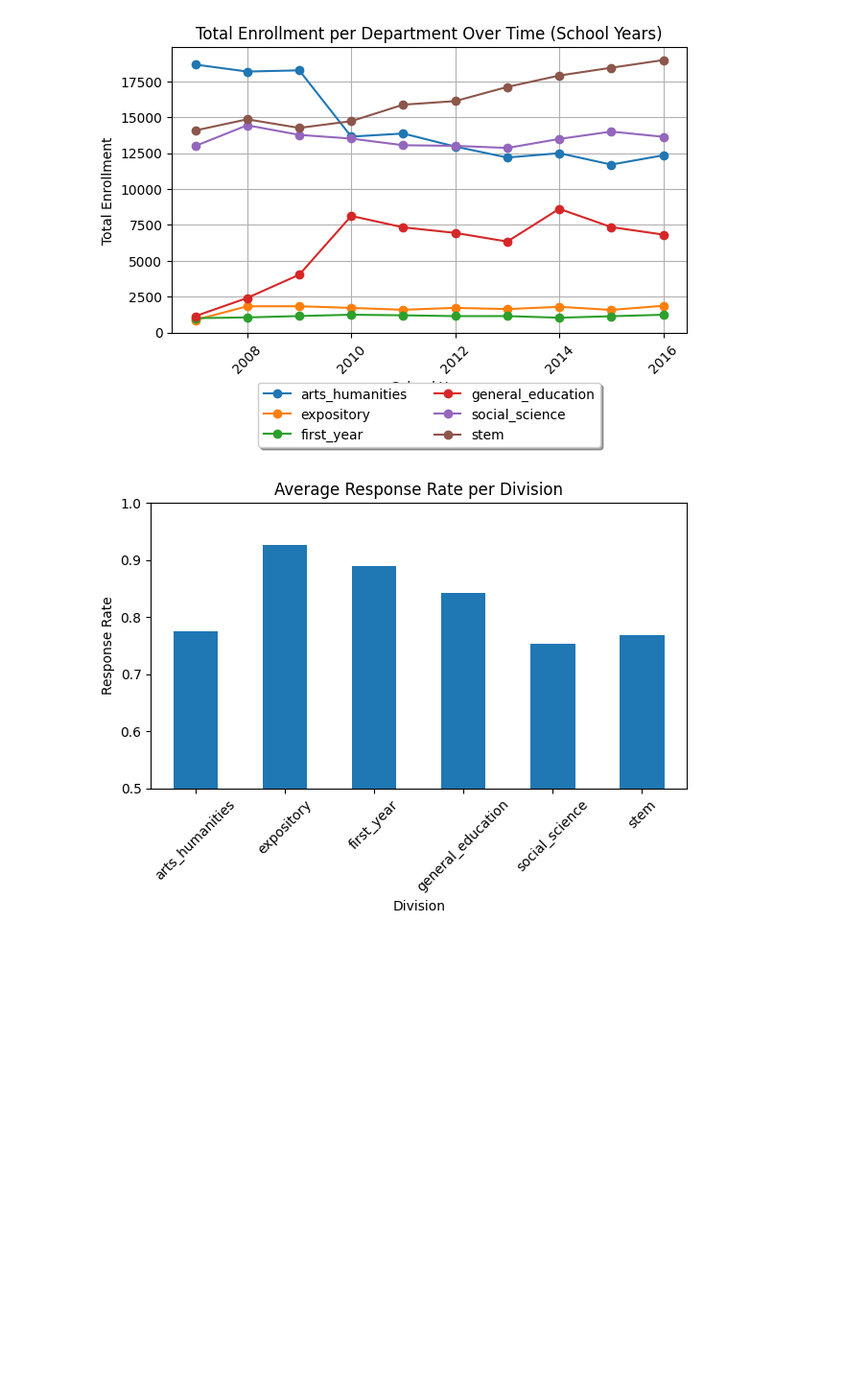
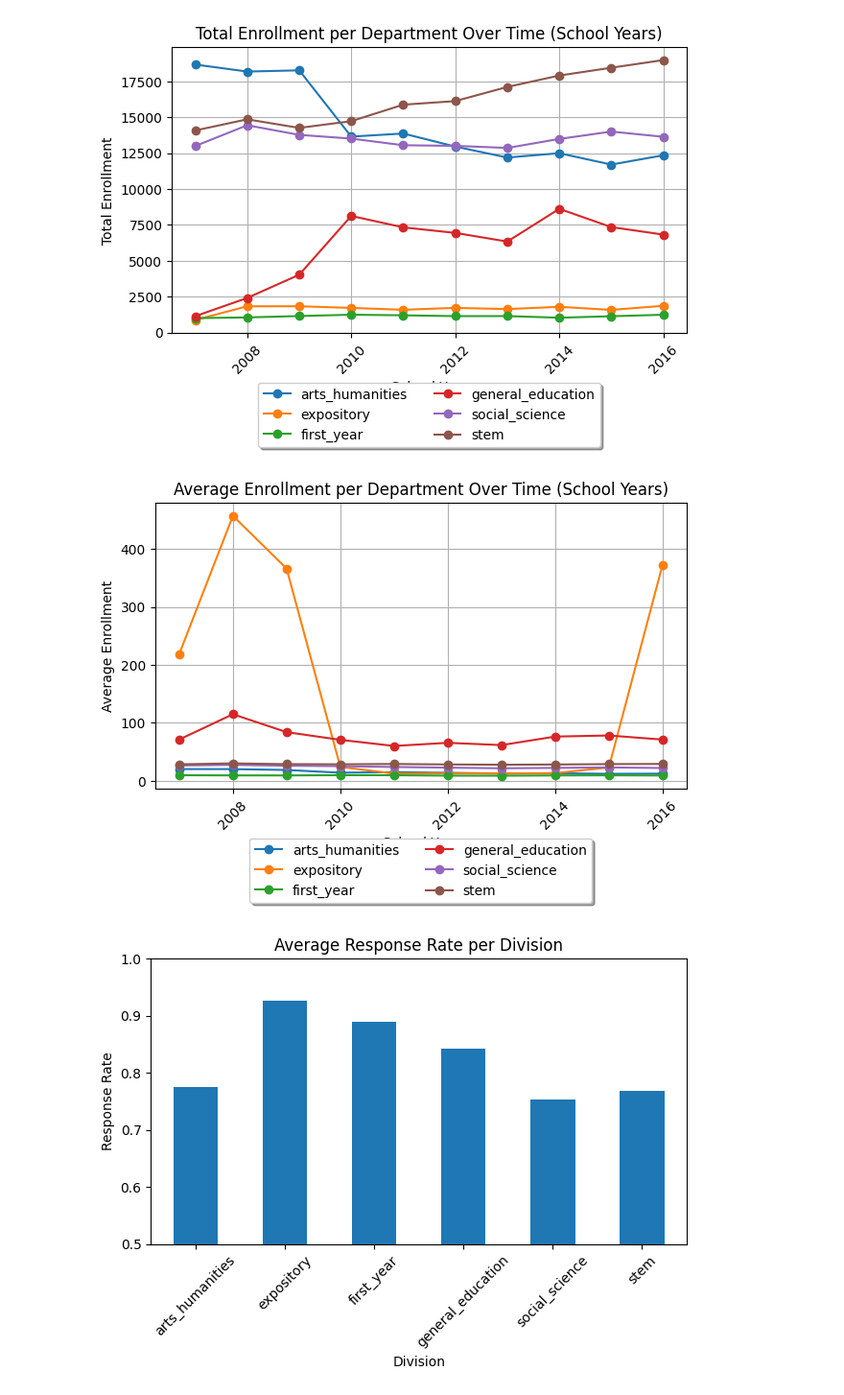
Before and after one commit to MattHAndrews/cs109a_final_project, a Jupyter notebook: Project.ipynb, the cells around one changed output. Shown at 96% size. Cells and saved outputs as stored; diff of their text form; code cells hidden in the pictures; blank space fills up the shorter version.

```diff
--- a/Project.ipynb
+++ b/Project.ipynb
@@ -456,6 +456,28 @@ plt.tight_layout()
 plt.show()
 # %% [output]
 [figure]
+# %%
+# Filter out 'misc' department and the years 2005 and 2017
+filtered_df = data_cleaned[(data_cleaned['division'] != 'misc') & (data_cleaned['year'] > 2006) & (data_cleaned['year'] < 2017)]
+
+# Group by department and school_year and sum enrollment
+grouped_df_filtered = filtered_df.groupby(['division', 'year']).agg({'enrollment': 'mean'}).reset_index()
+
+# Pivot the DataFrame for easier plotting
+pivot_df_filtered = grouped_df_filtered.pivot(index='year', columns='division', values='enrollment')
+
+# Plotting
+pivot_df_filtered.plot(kind='line', marker='o')
+plt.title('Average Enrollment per Department Over Time (School Years)')
+plt.xlabel('School Year')
+plt.ylabel('Average Enrollment')
+plt.xticks(rotation=45)
+plt.grid(True)
+plt.legend(loc='upper center', bbox_to_anchor=(0.5, -0.15), shadow=True, ncol=2)
+plt.tight_layout()
+plt.show()
+# %% [output]
+[figure, added]
 # %%
 # Drop all classes with enrollment below 5 (outliers)
 # %%
```
Also changed, not shown: parts of 2 cells of this notebook.
